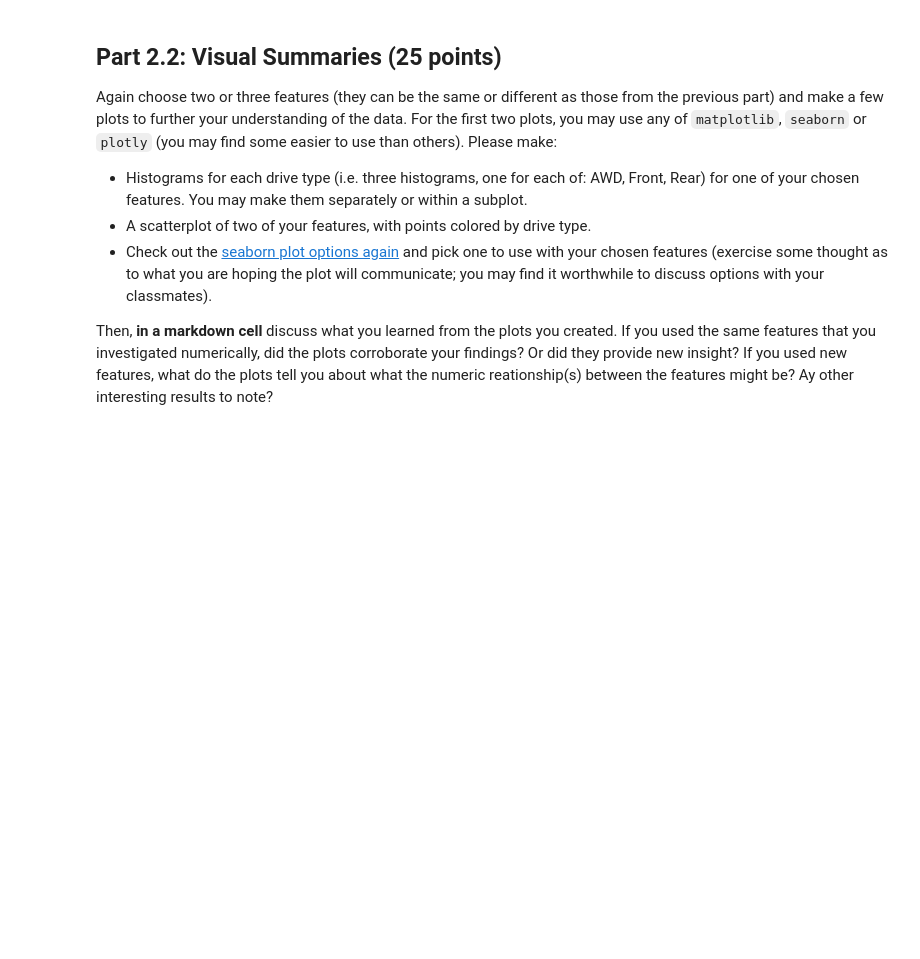
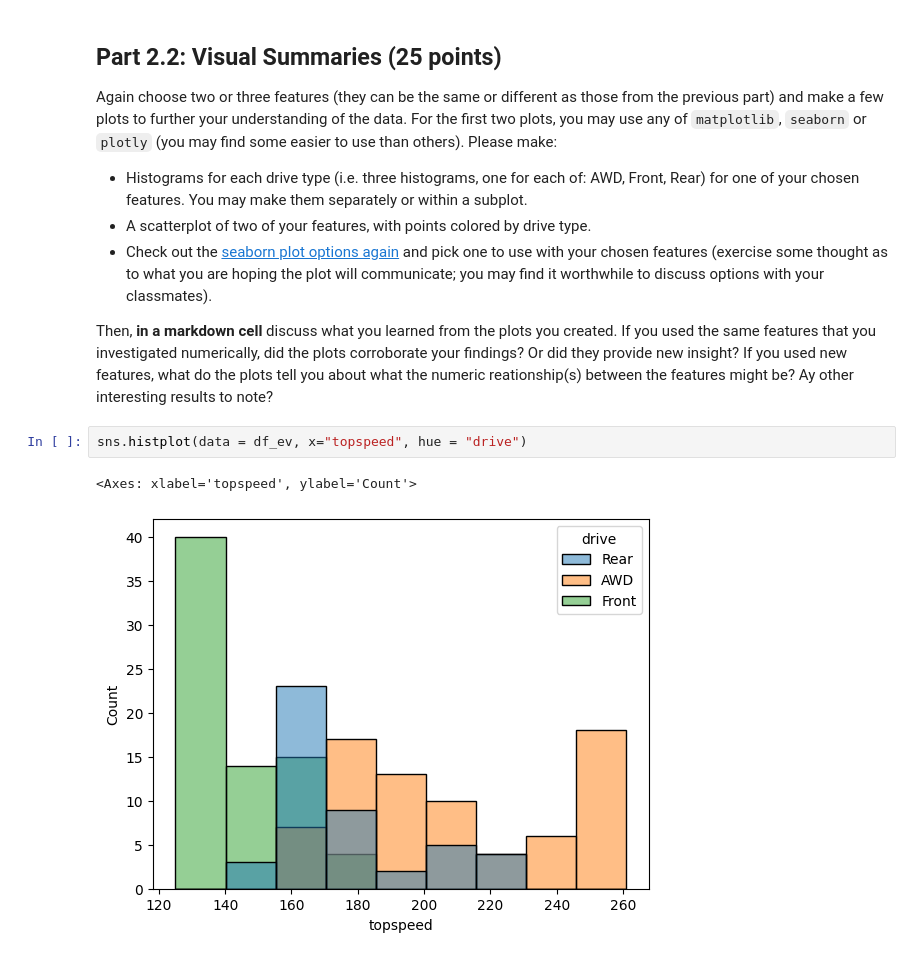
Before and after one commit to vigneshsaravanakumar404/DS-3000-Foundations-of-Data-Science, a Jupyter notebook: Labs/Lab2/Lab2.ipynb, the cells around one changed output. Cells and saved outputs as stored; diff of their text form; blank space fills up the shorter version.

```diff
--- a/Labs/Lab2/Lab2.ipynb
+++ b/Labs/Lab2/Lab2.ipynb
@@ -191,3 +260,8 @@ Again choose two or three features (they can be the same or different as those f
 - Check out the [seaborn plot options again](https://seaborn.pydata.org/examples/index.html) and pick one to use with your chosen features (exercise some thought as to what you are hoping the plot will communicate; you may find it worthwhile to discuss options with your classmates).
 
 Then, **in a markdown cell** discuss what you learned from the plots you created. If you used the same features that you investigated numerically, did the plots corroborate your findings? Or did they provide new insight? If you used new features, what do the plots tell you about what the numeric reationship(s) between the features might be? Ay other interesting results to note?
+# %%
+sns.histplot(data = df_ev, x="topspeed", hue = "drive")
+# %% [output]
+<Axes: xlabel='topspeed', ylabel='Count'>
+[figure, added]
```
Also changed, not shown: parts of 13 cells of this notebook.
